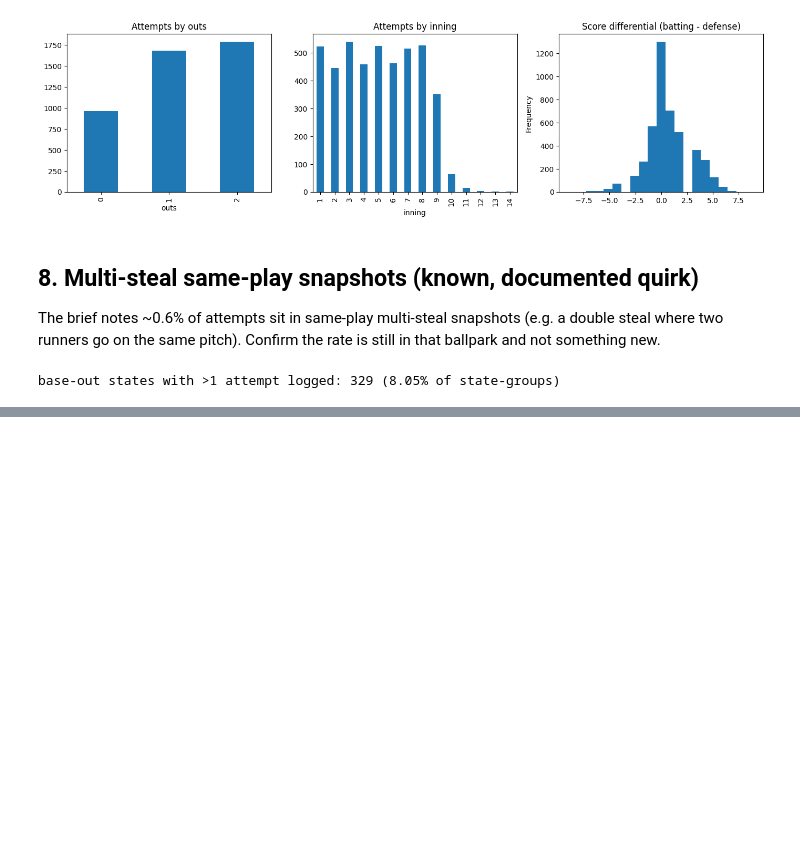
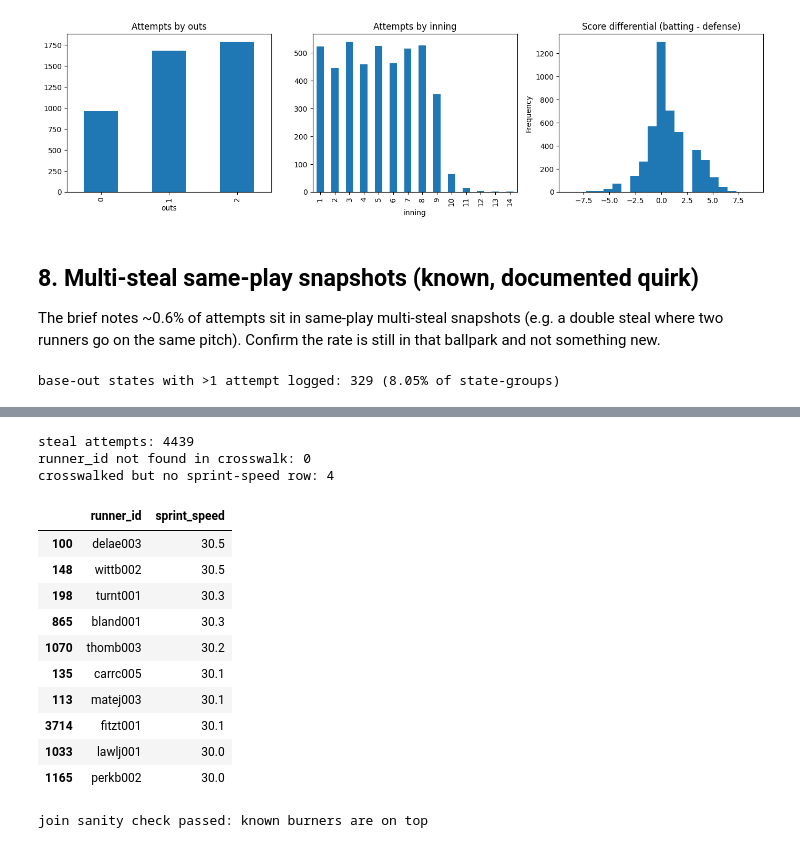
Before and after one commit to ethanhershman/base-steal-model, a Jupyter notebook: notebooks/eda.ipynb, the cells around one changed output, grey strips where cells are left out. Saved outputs shown, nothing was run; the diff lists cells and outputs as text; code cells hidden in the pictures; blank space fills up the shorter version.

```diff
--- a/notebooks/eda.ipynb
+++ b/notebooks/eda.ipynb
@@ -214,0 +226,47 @@ parsing artifact. Next step from here is pulling more seasons
+# %%
+crosswalk = pd.read_csv("../data/statcast/id_crosswalk.csv")
+sprint = pd.read_csv("../data/statcast/sprint_speed_2023.csv")
+poptime = pd.read_csv("../data/statcast/catcher_poptime_2023.csv")
+
+joined = steals.merge(crosswalk, left_on="runner_id", right_on="key_retro", how="left")
+joined = joined.merge(sprint[["player_id", "sprint_speed"]],
+                      left_on="key_mlbam", right_on="player_id", how="left")
+
+print(f"steal attempts: {len(joined)}")
+print(f"runner_id not found in crosswalk: {joined['key_mlbam'].isna().sum()}")
+print(f"crosswalked but no sprint-speed row: "
+      f"{joined['key_mlbam'].notna().sum() - joined['sprint_speed'].notna().sum()}")
+# %% [output]
+steal attempts: 4439
+runner_id not found in crosswalk: 0
+crosswalked but no sprint-speed row: 4
+# %%
+fastest = (
+    joined[["runner_id", "sprint_speed"]]
+    .drop_duplicates("runner_id")
+    .sort_values("sprint_speed", ascending=False)
+    .head(10)
+)
+fastest
+# %% [output]
+|  | runner_id | sprint_speed |
+| 100 | delae003 | 30.5 |
+| 148 | wittb002 | 30.5 |
+| 198 | turnt001 | 30.3 |
+| 865 | bland001 | 30.3 |
+| 1070 | thomb003 | 30.2 |
+| 135 | carrc005 | 30.1 |
+| 113 | matej003 | 30.1 |
+| 3714 | fitzt001 | 30.1 |
+| 1033 | lawlj001 | 30.0 |
+| 1165 | perkb002 | 30.0 |
+# %%
+# De La Cruz and Witt Jr. were the two fastest players in MLB by sprint
+# speed in 2023 -- if the join is correct they should be at (or very near)
+# the top of this list.
+top_runner_ids = set(fastest["runner_id"].head(3))
+assert "delae003" in top_runner_ids or "wittb002" in top_runner_ids, \
+    "expected an elite burner (De La Cruz / Witt Jr.) atop the sprint-speed join"
+print("join sanity check passed: known burners are on top")
+# %% [output]
+join sanity check passed: known burners are on top
```
Also changed, not shown: parts of 4 cells of this notebook.
